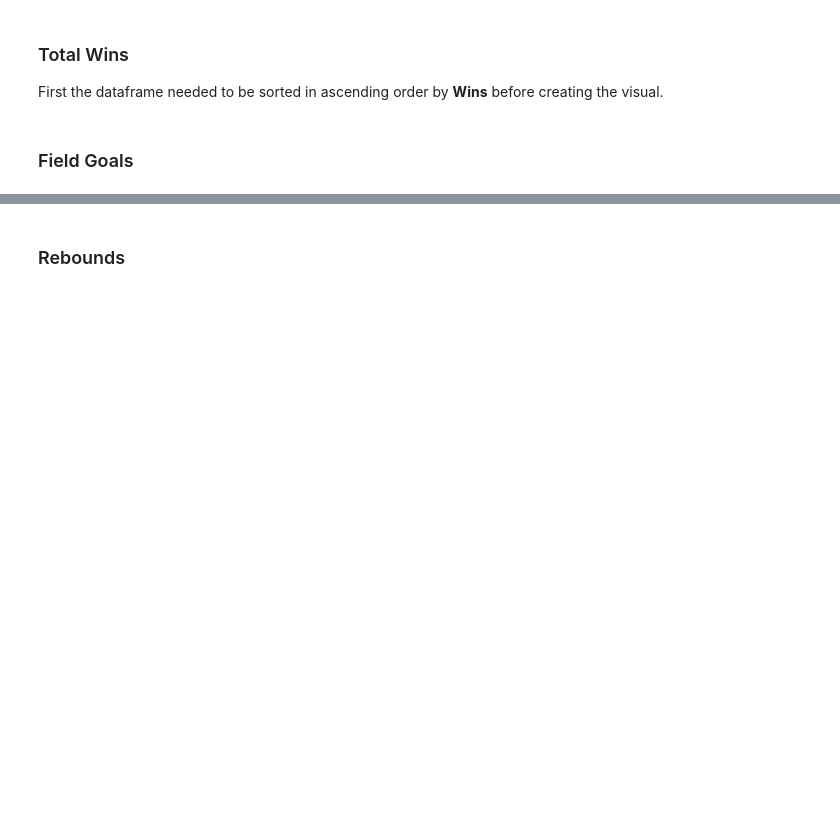
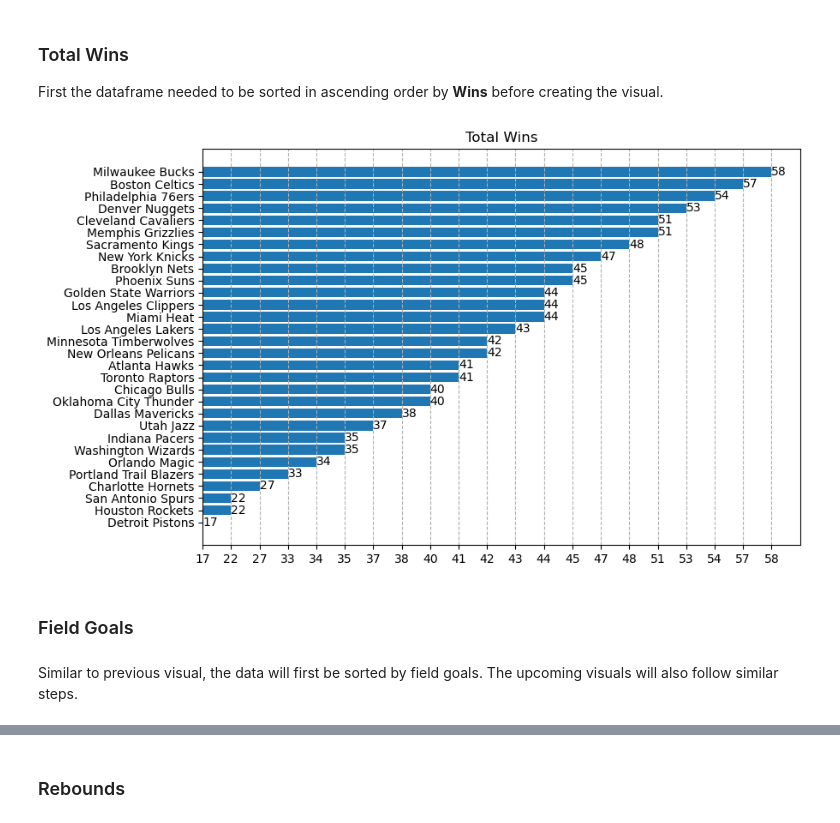
Before and after one commit to bliu20/NBA_22-23_Summary, a Jupyter notebook: nba_analysis.ipynb, the cells around one changed output, grey strips where cells are left out. Saved outputs shown, nothing was run; the diff lists cells and outputs as text; code cells hidden in the pictures; blank space fills up the shorter version.

```diff
--- a/nba_analysis.ipynb
+++ b/nba_analysis.ipynb
@@ -189,2 +182,22 @@ plt.bar(q,w)
+# %%
+#making the grid
+fig = plt.figure(figsize = (9,6))
+ax1 = plt.subplot(111)
+
+#ax1.barh(sort_split.Team, sort_split.Wins)
+
+#making the horizontal bar
+bar = ax1.barh(sort_split.Team, sort_split.Wins)
+
+plt.title('Total Wins')
+
+#gridlines
+ax1.xaxis.grid(linestyle = '--')
+
+#value labels
+for pY, pX in enumerate(sort_split.Wins):
+    ax1.annotate(pX, xy=(pX,pY), va = 'center')
+# %% [output]
+[figure, added]
 # %% [markdown]
 ### Field Goals
@@ -196,0 +204,2 @@ plt.grid(axis = 'x')
+# %% [markdown]
+Similar to previous visual, the data will first be sorted by field goals. The upcoming visuals will also follow similar steps.
```
Also changed, not shown: parts of 19 cells of this notebook.
